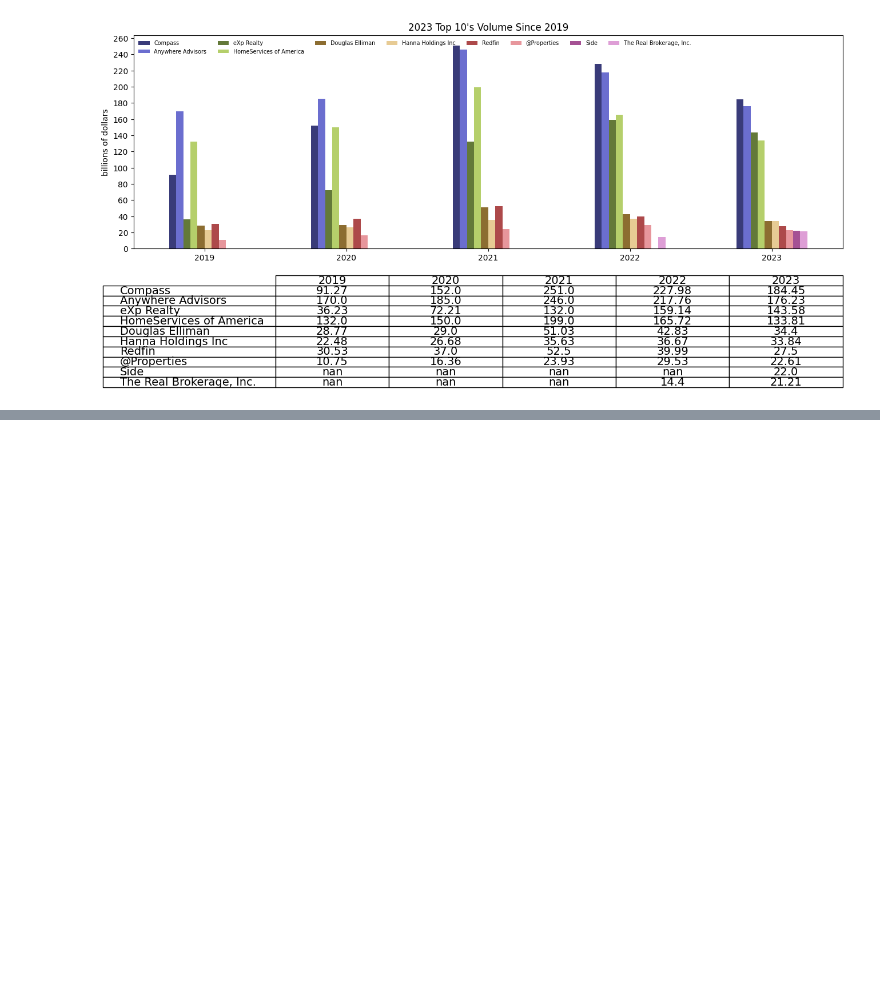
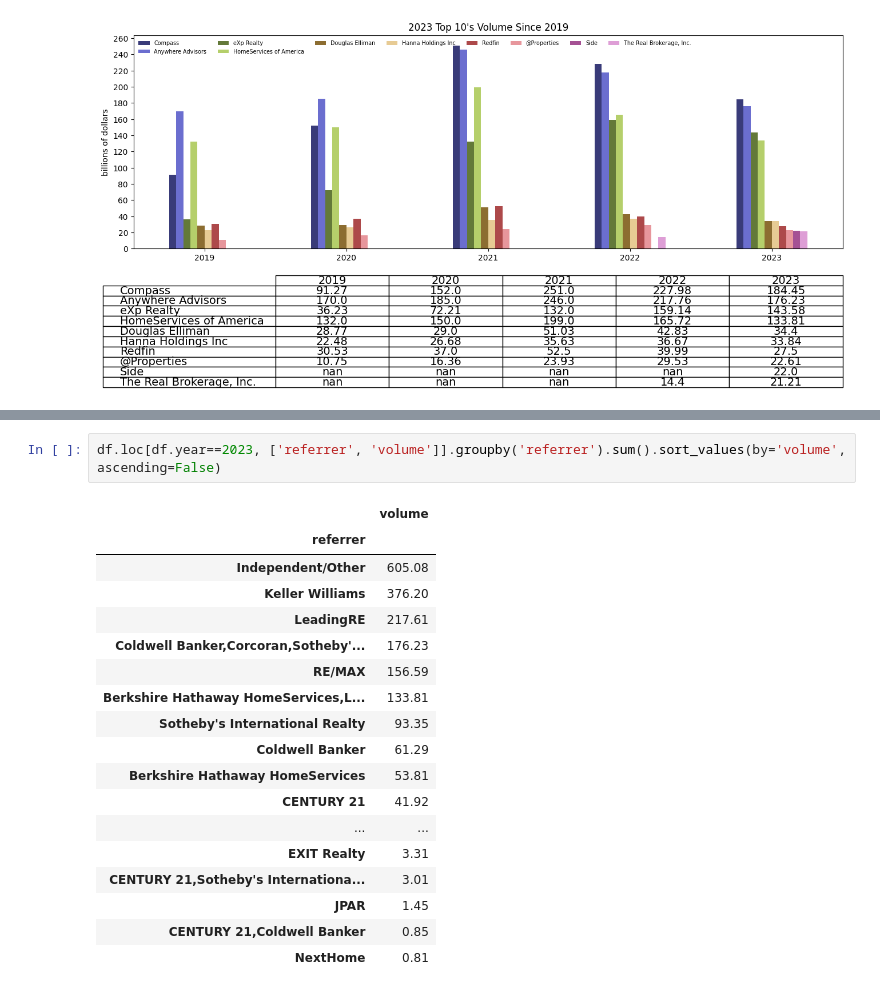
Before and after one commit to altos-research/housingwire-rt, a Jupyter notebook: EDA.ipynb, the cells around one changed output, grey strips where cells are left out. Drawn from its saved outputs; the diff is of its cells as text; blank space fills up the shorter version.

```diff
--- a/EDA.ipynb
+++ b/EDA.ipynb
@@ -204,0 +214,21 @@ byState2023.loc[byState2023.state_rank==1, ['state', 'company', 'volume']].sort_
+# %%
+df.loc[df.year==2023, ['referrer', 'volume']].groupby('referrer').sum().sort_values(by='volume', ascending=False)
+# %% [output]
+|  | volume |
+| referrer |  |
+| Independent/Other | 605.08 |
+| Keller Williams | 376.20 |
+| LeadingRE | 217.61 |
+| Coldwell Banker,Corcoran,Sotheby'... | 176.23 |
+| RE/MAX | 156.59 |
+| Berkshire Hathaway HomeServices,L... | 133.81 |
+| Sotheby's International Realty | 93.35 |
+| Coldwell Banker | 61.29 |
+| Berkshire Hathaway HomeServices | 53.81 |
+| CENTURY 21 | 41.92 |
+| ... | ... |
+| EXIT Realty | 3.31 |
+| CENTURY 21,Sotheby's Internationa... | 3.01 |
+| JPAR | 1.45 |
+| CENTURY 21,Coldwell Banker | 0.85 |
+| NextHome | 0.81 |
```
Also changed, not shown: parts of 4 cells of this notebook.
